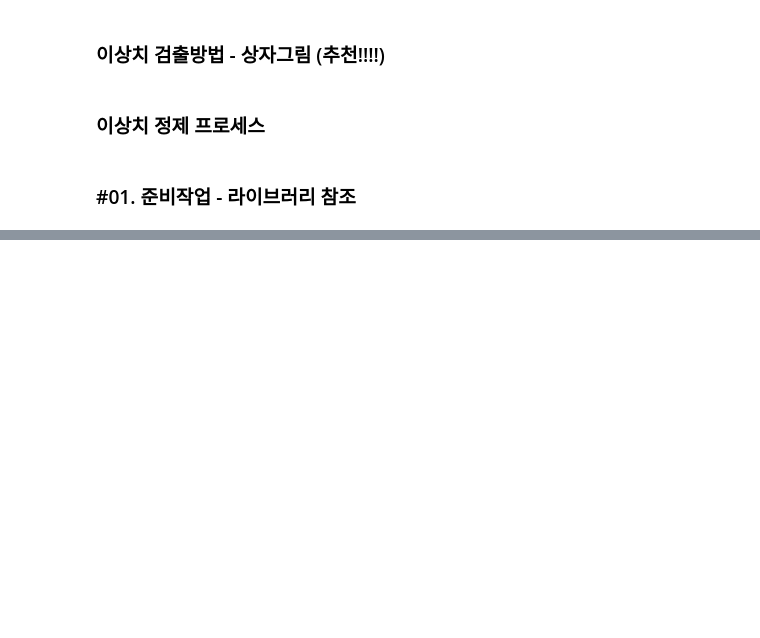
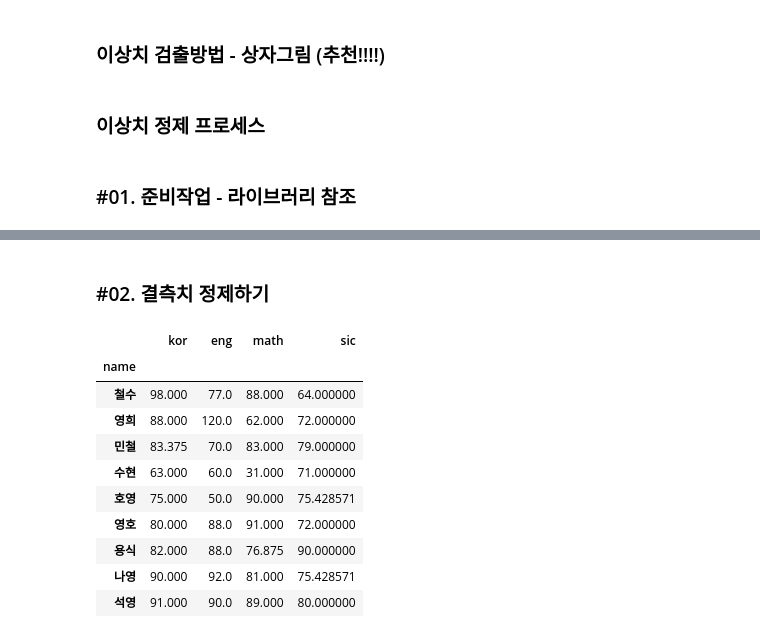
Before and after one commit to mvnvouno/python-study, a Jupyter notebook: Data Analysis Basic/03-Data Processing 1/03-4 데이터 정제 (2).ipynb, the cells around one changed output, grey strips where cells are left out. Saved outputs shown, nothing was run; the diff lists cells and outputs as text; code cells hidden in the pictures; blank space fills up the shorter version.

```diff
--- a/Data Analysis Basic/03-Data Processing 1/03-4 데이터 정제 (2).ipynb
+++ b/Data Analysis Basic/03-Data Processing 1/03-4 데이터 정제 (2).ipynb
@@ -38,0 +63,20 @@
+# %% [markdown]
+### #02. 결측치 정제하기
+# %%
+# 1. 결측치를 평균으로 대체:
+imr = SimpleImputer(missing_values = np.nan, strategy = 'mean')
+df_imr = imr.fit_transform(origin.values)
+re_df = DataFrame(df_imr, index = origin.index, columns = origin.columns)
+re_df
+# %% [output]
+|  | kor | eng | math | sic |
+| name |  |  |  |  |
+| 철수 | 98.000 | 77.0 | 88.000 | 64.000000 |
+| 영희 | 88.000 | 120.0 | 62.000 | 72.000000 |
+| 민철 | 83.375 | 70.0 | 83.000 | 79.000000 |
+| 수현 | 63.000 | 60.0 | 31.000 | 71.000000 |
+| 호영 | 75.000 | 50.0 | 90.000 | 75.428571 |
+| 영호 | 80.000 | 88.0 | 91.000 | 72.000000 |
+| 용식 | 82.000 | 88.0 | 76.875 | 90.000000 |
+| 나영 | 90.000 | 92.0 | 81.000 | 75.428571 |
+| 석영 | 91.000 | 90.0 | 89.000 | 80.000000 |
```
Also changed, not shown: parts of 17 cells of this notebook, 10 other files.
